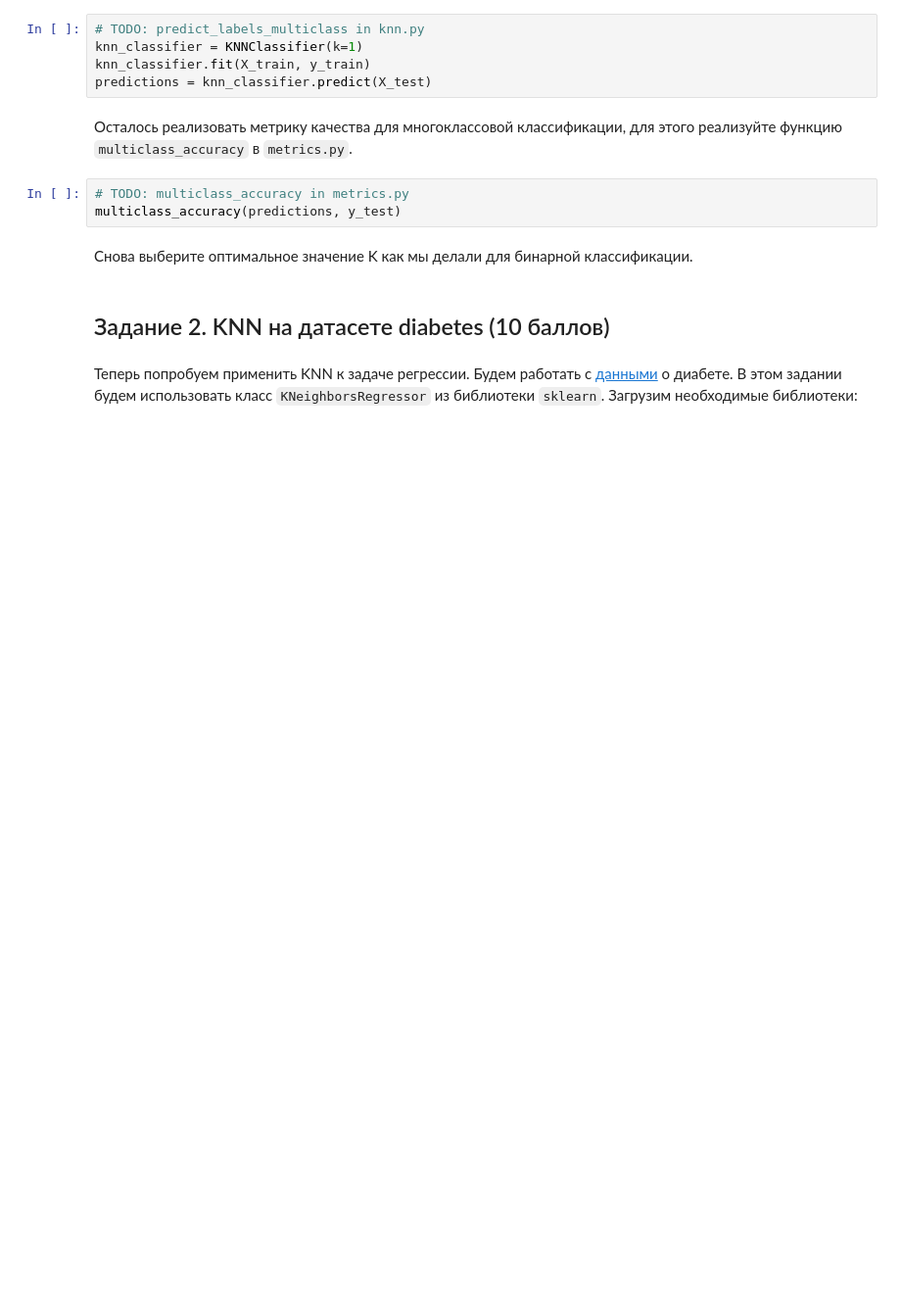
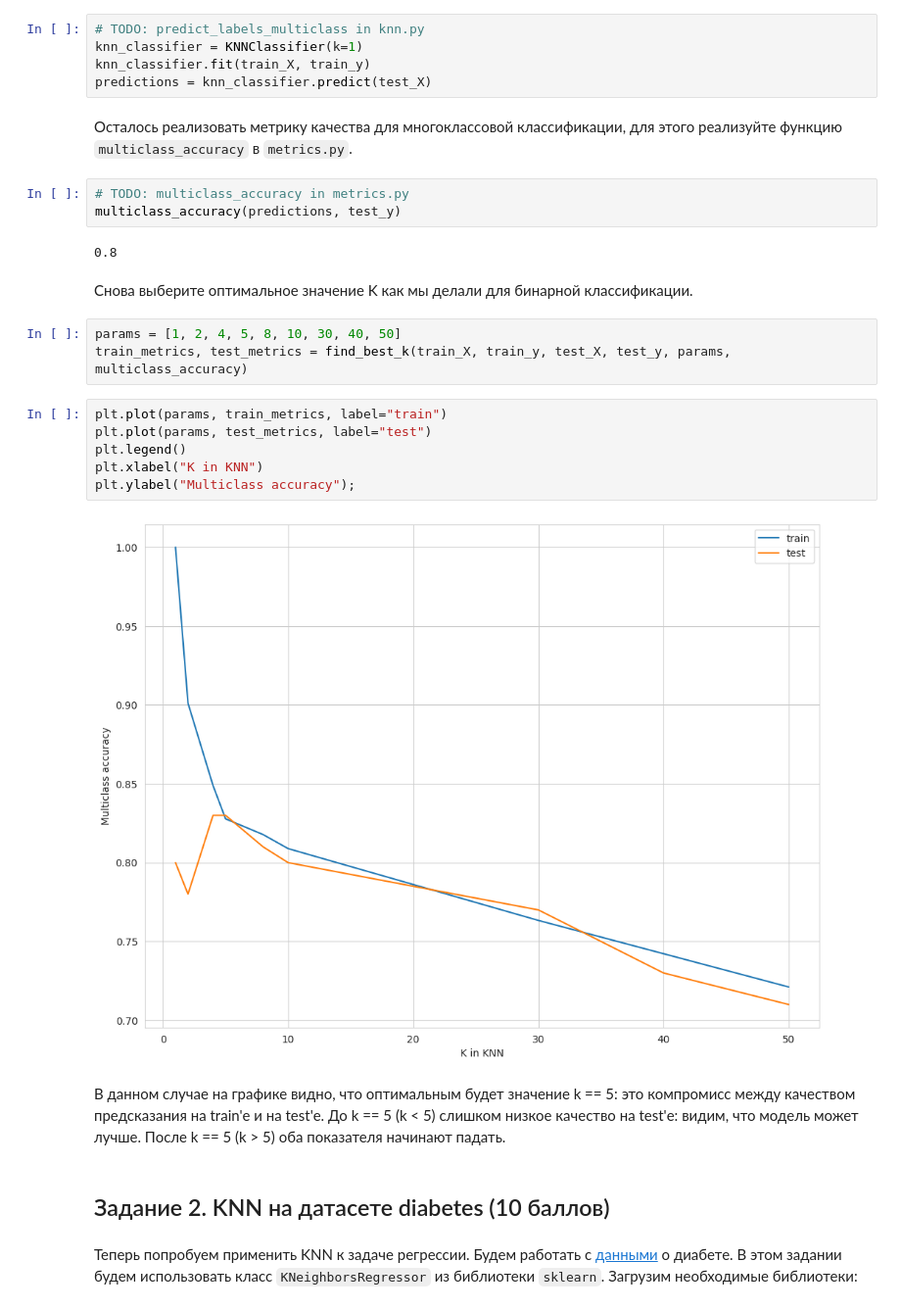
Before and after one commit to CyanusCentaurea/BI_ML_2023, a Jupyter notebook: hw1/KNN.ipynb, the cells around one changed output. Shown at 98% size. Saved outputs shown, nothing was run; the diff lists cells and outputs as text; blank space fills up the shorter version.

```diff
--- a/hw1/KNN.ipynb
+++ b/hw1/KNN.ipynb
@@ -220,15 +255,30 @@ plt.ylabel("YOUR METRIC");
 # %%
 # TODO: predict_labels_multiclass in knn.py
 knn_classifier = KNNClassifier(k=1)
-knn_classifier.fit(X_train, y_train)
-predictions = knn_classifier.predict(X_test)
+knn_classifier.fit(train_X, train_y)
+predictions = knn_classifier.predict(test_X)
 # %% [markdown]
 Осталось реализовать метрику качества для многоклассовой классификации, для этого реализуйте функцию `multiclass_accuracy` в `metrics.py`.
 # %%
 # TODO: multiclass_accuracy in metrics.py
-multiclass_accuracy(predictions, y_test)
+multiclass_accuracy(predictions, test_y)
+# %% [output]
+0.8
 # %% [markdown]
 Снова выберите оптимальное значение K как мы делали для бинарной классификации.
+# %%
+params = [1, 2, 4, 5, 8, 10, 30, 40, 50]
+train_metrics, test_metrics = find_best_k(train_X, train_y, test_X, test_y, params, multiclass_accuracy)
+# %%
+plt.plot(params, train_metrics, label="train")
+plt.plot(params, test_metrics, label="test")
+plt.legend()
+plt.xlabel("K in KNN")
+plt.ylabel("Multiclass accuracy");
+# %% [output]
+[figure, added]
+# %% [markdown]
+В данном случае на графике видно, что оптимальным будет значение k == 5: это компромисс между качеством предсказания на train'е и на test'е. До k == 5 (k < 5) слишком низкое качество на test'е: видим, что модель может лучше. После k == 5 (k > 5) оба показателя начинают падать.
 # %% [markdown]
 ## Задание 2. KNN на датасете diabetes (10 баллов)
 # %% [markdown]
```
Also changed, not shown: parts of 54 cells of this notebook, 2 other files.
